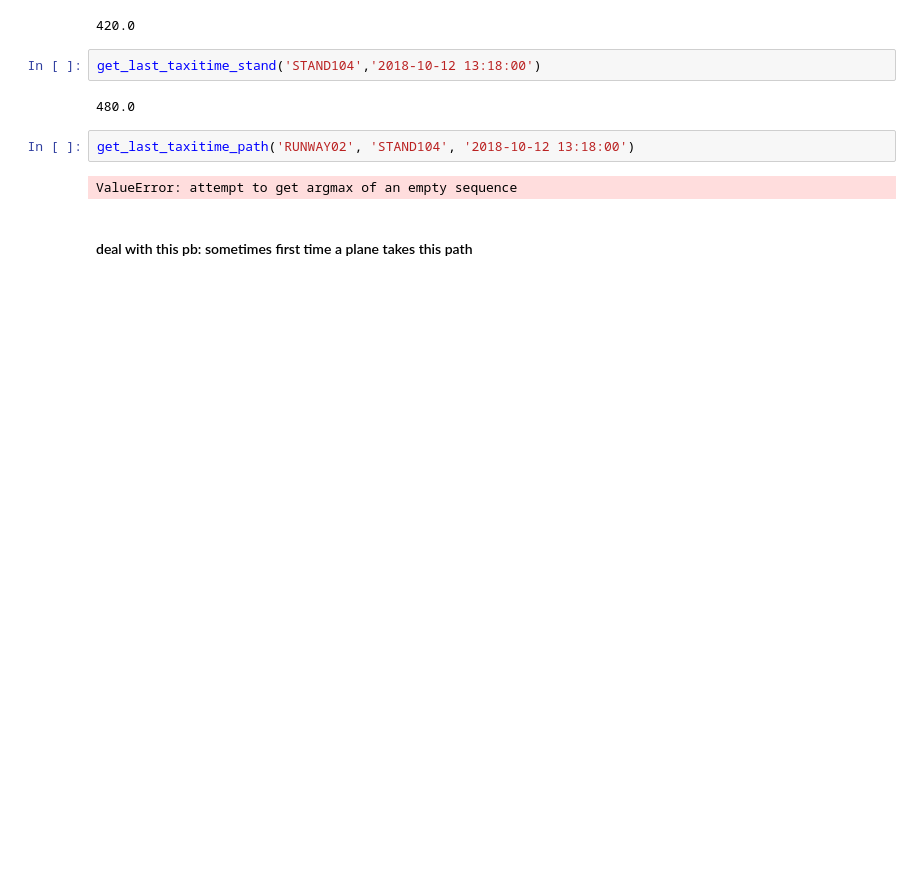
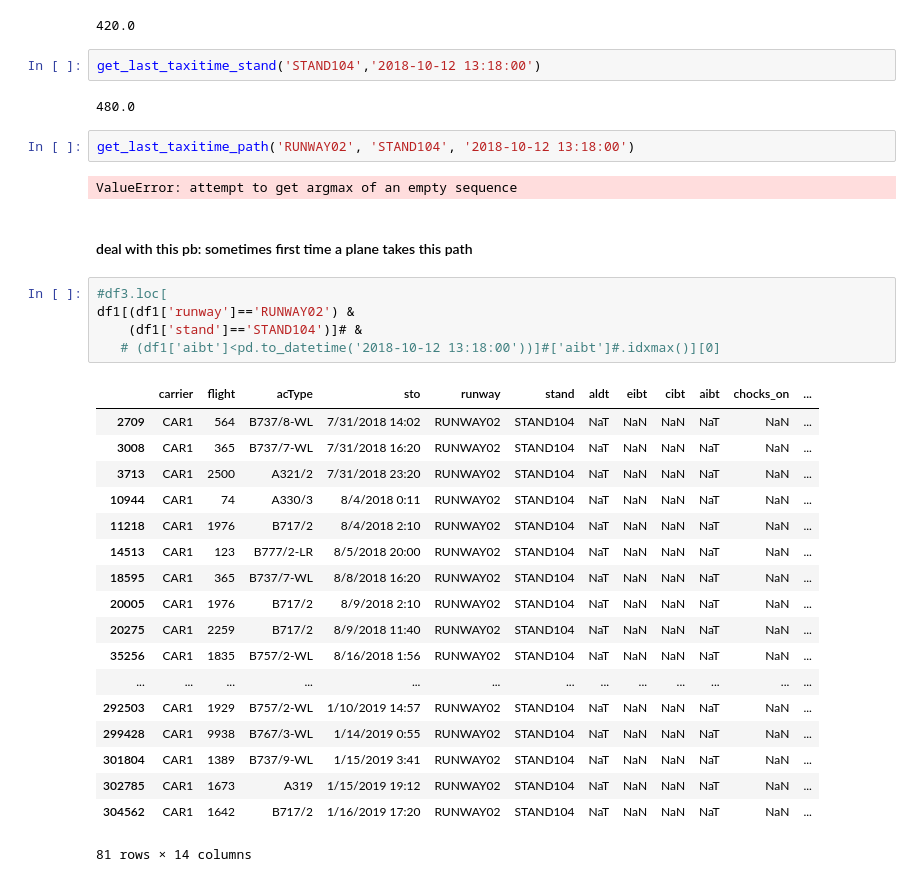
Before and after one commit to arnaudfrn/taxi-time, a Jupyter notebook: Notebook/Test Tristan.ipynb, the cells around one changed output. Saved outputs shown, nothing was run; the diff lists cells and outputs as text; blank space fills up the shorter version.

```diff
--- a/Notebook/Test Tristan.ipynb
+++ b/Notebook/Test Tristan.ipynb
@@ -188,3 +188,27 @@ get_last_taxitime_path('RUNWAY02', 'STAND104', '2018-10-12 13:18:00')
 ValueError: attempt to get argmax of an empty sequence
 # %% [markdown]
 #### deal with this pb: sometimes first time a plane takes this path
+# %%
+#df3.loc[
+df1[(df1['runway']=='RUNWAY02') &
+    (df1['stand']=='STAND104')]# &
+   # (df1['aibt']<pd.to_datetime('2018-10-12 13:18:00'))]#['aibt']#.idxmax()][0]
+# %% [output]
+|  | carrier | flight | acType | sto | runway | stand | aldt | eibt | cibt | aibt | chocks_on | ... |
+| 2709 | CAR1 | 564 | B737/8-WL | 7/31/2018 14:02 | RUNWAY02 | STAND104 | NaT | NaN | NaN | NaT | NaN | ... |
+| 3008 | CAR1 | 365 | B737/7-WL | 7/31/2018 16:20 | RUNWAY02 | STAND104 | NaT | NaN | NaN | NaT | NaN | ... |
+| 3713 | CAR1 | 2500 | A321/2 | 7/31/2018 23:20 | RUNWAY02 | STAND104 | NaT | NaN | NaN | NaT | NaN | ... |
+| 10944 | CAR1 | 74 | A330/3 | 8/4/2018 0:11 | RUNWAY02 | STAND104 | NaT | NaN | NaN | NaT | NaN | ... |
+| 11218 | CAR1 | 1976 | B717/2 | 8/4/2018 2:10 | RUNWAY02 | STAND104 | NaT | NaN | NaN | NaT | NaN | ... |
+| 14513 | CAR1 | 123 | B777/2-LR | 8/5/2018 20:00 | RUNWAY02 | STAND104 | NaT | NaN | NaN | NaT | NaN | ... |
+| 18595 | CAR1 | 365 | B737/7-WL | 8/8/2018 16:20 | RUNWAY02 | STAND104 | NaT | NaN | NaN | NaT | NaN | ... |
+| 20005 | CAR1 | 1976 | B717/2 | 8/9/2018 2:10 | RUNWAY02 | STAND104 | NaT | NaN | NaN | NaT | NaN | ... |
+| 20275 | CAR1 | 2259 | B717/2 | 8/9/2018 11:40 | RUNWAY02 | STAND104 | NaT | NaN | NaN | NaT | NaN | ... |
+| 35256 | CAR1 | 1835 | B757/2-WL | 8/16/2018 1:56 | RUNWAY02 | STAND104 | NaT | NaN | NaN | NaT | NaN | ... |
+| ... | ... | ... | ... | ... | ... | ... | ... | ... | ... | ... | ... | ... |
+| 292503 | CAR1 | 1929 | B757/2-WL | 1/10/2019 14:57 | RUNWAY02 | STAND104 | NaT | NaN | NaN | NaT | NaN | ... |
+| 299428 | CAR1 | 9938 | B767/3-WL | 1/14/2019 0:55 | RUNWAY02 | STAND104 | NaT | NaN | NaN | NaT | NaN | ... |
+| 301804 | CAR1 | 1389 | B737/9-WL | 1/15/2019 3:41 | RUNWAY02 | STAND104 | NaT | NaN | NaN | NaT | NaN | ... |
+| 302785 | CAR1 | 1673 | A319 | 1/15/2019 19:12 | RUNWAY02 | STAND104 | NaT | NaN | NaN | NaT | NaN | ... |
+| 304562 | CAR1 | 1642 | B717/2 | 1/16/2019 17:20 | RUNWAY02 | STAND104 | NaT | NaN | NaN | NaT | NaN | ... |
+81 rows × 14 columns
```
Also changed, not shown: parts of 2 cells of this notebook.
